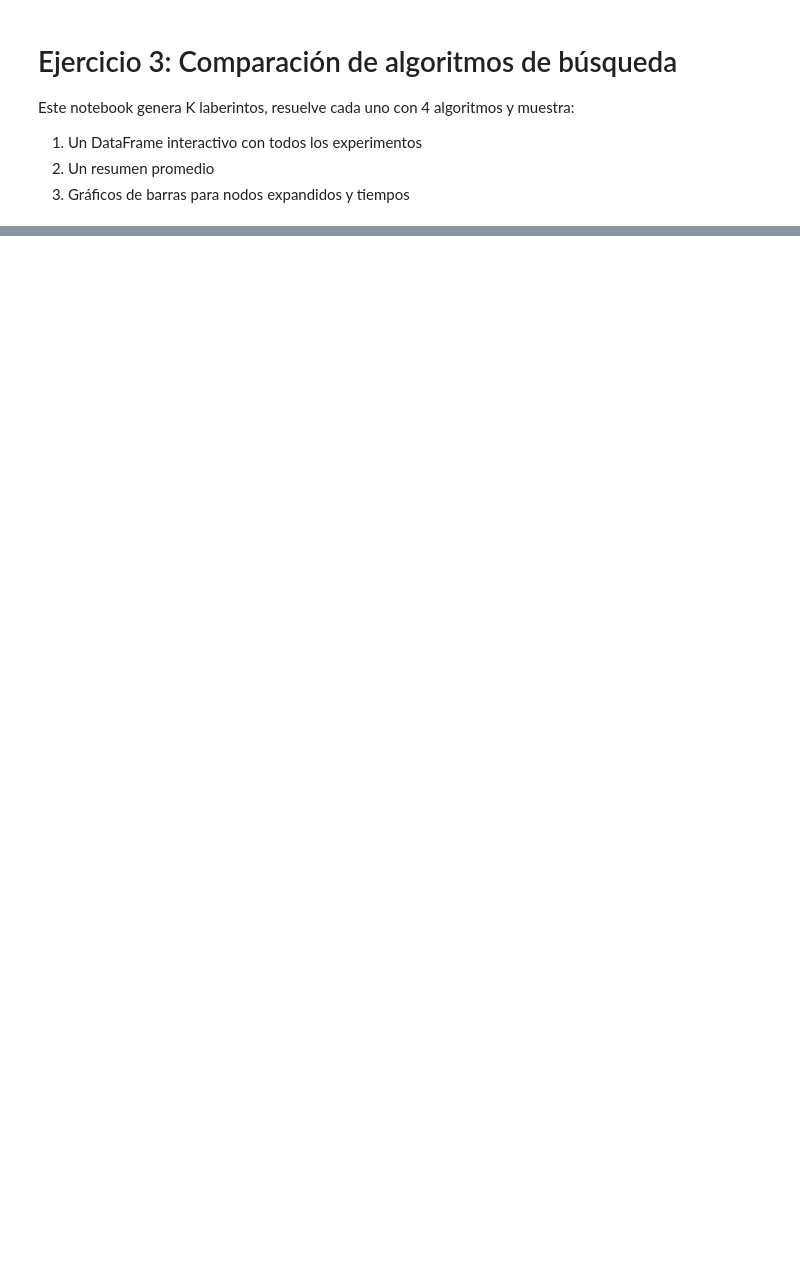
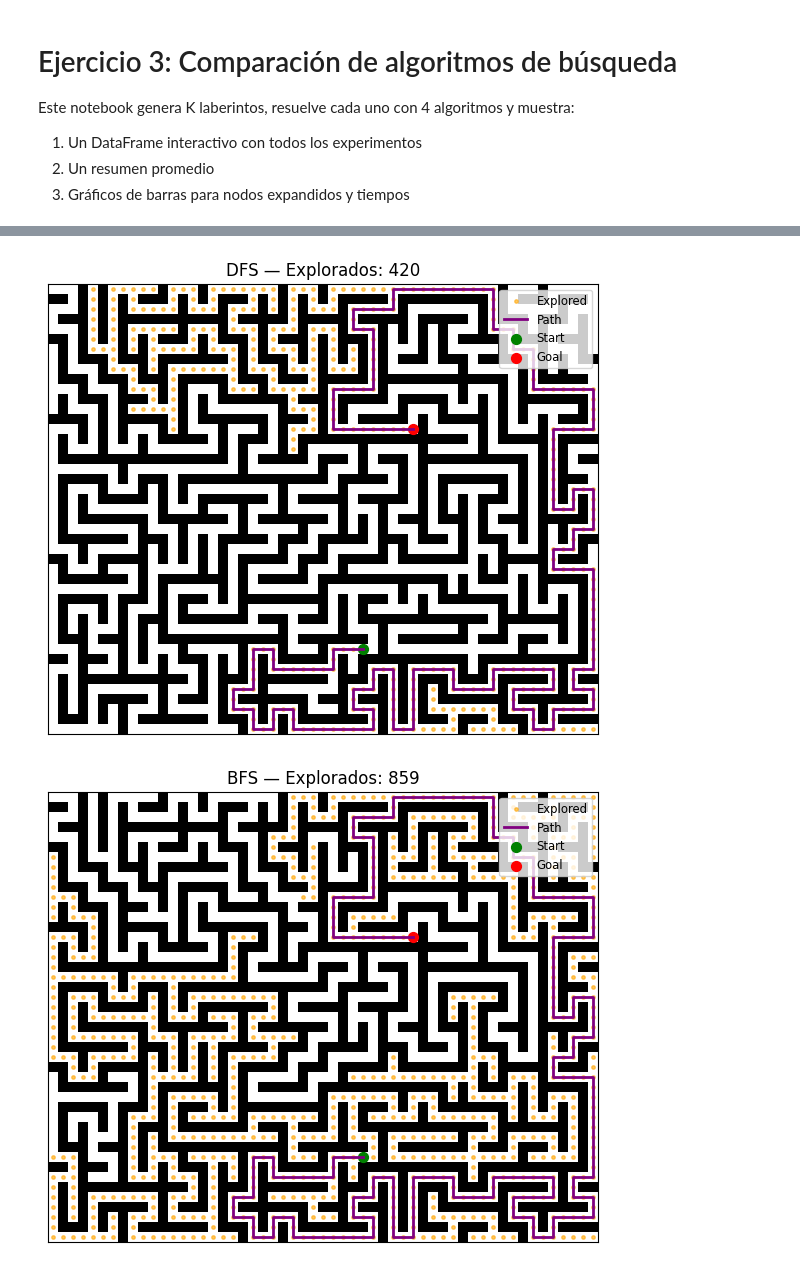
Before and after one commit to JoaquinCampos22155/proyecto_2IA, a Jupyter notebook: exercise_3/comparacionBusquedas.ipynb, the cells around one changed output, grey strips where cells are left out. Drawn from its saved outputs; the diff is of its cells as text; code cells hidden in the pictures; blank space fills up the shorter version.

```diff
--- a/exercise_3/comparacionBusquedas.ipynb
+++ b/exercise_3/comparacionBusquedas.ipynb
@@ -69,0 +77,28 @@ plt.show()
+# %%
+# 7) Visualizar exploración de cada algoritmo en el primer laberinto
+from generacion import generate_maze
+from endpoints import random_endpoints
+from busquedas import dfs, bfs, dijkstra, astar
+from visualization import plot_search
+
+# Generar un solo laberinto y endpoints
+maze = generate_maze(45, 55)
+start, goal = random_endpoints(maze, min_dist=10)
+
+# Para cada algoritmo, ejecutarlo y mostrar la visualización inline
+for name, fn in [('DFS', dfs), ('BFS', bfs), ('Dijkstra', dijkstra), ('A*', astar)]:
+    path, expanded, explored = fn(maze, start, goal)
+    title = f"{name} — Explorados: {expanded}"
+    plot_search(
+        maze=maze,
+        explored=explored,
+        path=path,
+        start=start,
+        goal=goal,
+        title=title,
+        # omitimos savepath para que se pinte aquí en Jupyter
+        savepath=None
+    )
+# %% [output]
+[figure, added]
+[figure, added]
```
Also changed, not shown: parts of 7 cells of this notebook, 4 other files.
